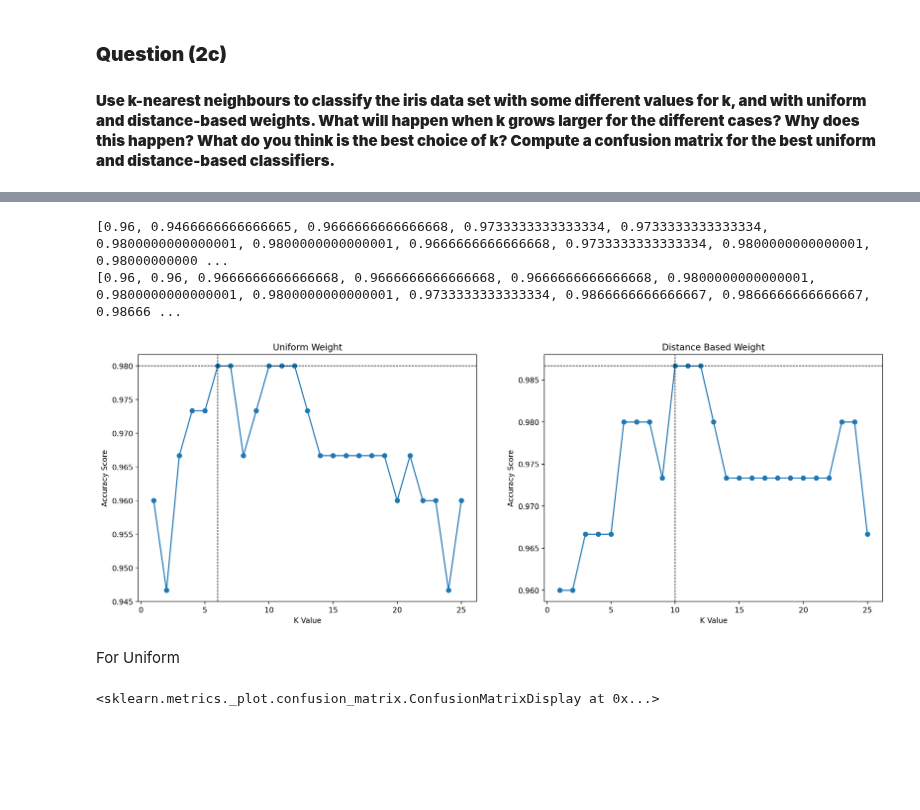
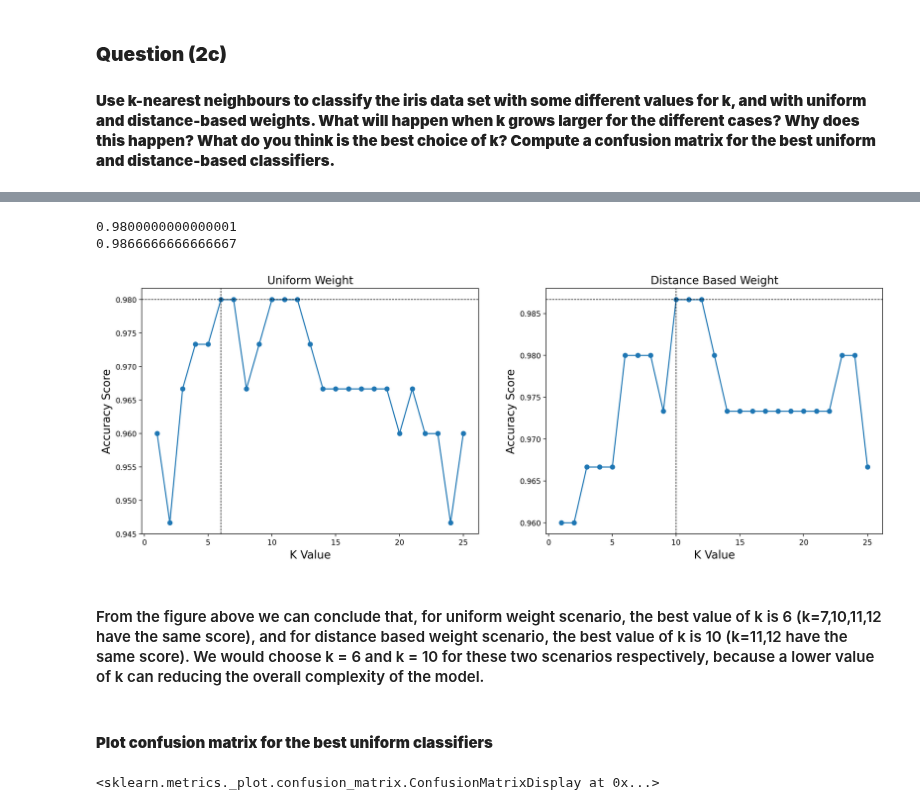
Before and after one commit to chenbin234/DAT405-DIT407-Introduction-to-data-science-and-AI, a Jupyter notebook: Assignment_2/Bingcheng/intro_to_AI_ass2.ipynb, the cells around one changed output, grey strips where cells are left out. Cells and saved outputs as stored; diff of their text form; code cells hidden in the pictures; blank space fills up the shorter version.

```diff
--- a/Assignment_2/Bingcheng/intro_to_AI_ass2.ipynb
+++ b/Assignment_2/Bingcheng/intro_to_AI_ass2.ipynb
@@ -159,5 +159,5 @@ metrics.ConfusionMatrixDisplay.from_estimator(logisticRegr, iris.data, iris.targ
 # %%
-f, axarr = plt.subplots(5, 2, sharex="col", sharey="row", figsize=(10, 15))
+f, axarr = plt.subplots(5, 2, sharex="col", sharey="row", figsize=(10, 20))
 
 index_fig = []
 for i in product([0,1,2,3,4], [0, 1]):
@@ -178,8 +178,8 @@ for k in range(25):
     if k in [1,5,10,15,25]:
             index = [1,5,10,15,25].index(k)
 
-            DecisionBoundaryDisplay.from_estimator(model_uniform, X, alpha=0.4, ax=axarr[index_fig[index*2][0],index_fig[index*2][1]], response_method="predict")
-            DecisionBoundaryDisplay.from_estimator(model_distance_based, X, alpha=0.4, ax=axarr[index_fig[index*2+1][0],index_fig[index*2+1][1]], response_method="predict")
+            DecisionBoundaryDisplay.from_estimator(model_uniform, X, alpha=0.4, ax=axarr[index_fig[index*2][0],index_fig[index*2][1]], response_method="predict",xlabel='sepal length', ylabel='sepal width')
+            DecisionBoundaryDisplay.from_estimator(model_distance_based, X, alpha=0.4, ax=axarr[index_fig[index*2+1][0],index_fig[index*2+1][1]], response_method="predict", xlabel='sepal length', ylabel='sepal width')
 
             axarr[index_fig[index*2][0], index_fig[index*2][1]].scatter(X[:, 0], X[:, 1], c=y, s=20, edgecolor="k")
             axarr[index_fig[index*2][0], index_fig[index*2][1]].set_title("KNN_Uniform (k={})".format(k))
@@ -191,48 +197,48 @@ for k in range(25):
 # %%
 uniform_score = []
 distance_based_score = []
 
 X = iris.data
 y = iris.target
 
 for k in range(25):
     k = k+1
 
     model_uniform = KNeighborsClassifier(n_neighbors = k, weights='uniform')
     model_uniform.fit(X, y)
     scores_uniform = cross_val_score(model_uniform, X, y, cv=5, scoring='accuracy')
     uniform_score.append(scores_uniform.mean())
 
     model_distance_based = KNeighborsClassifier(n_neighbors = k, weights='distance')
     model_distance_based.fit(X, y)
     scores_distance = cross_val_score(model_distance_based, X, y, cv=5, scoring='accuracy')
     distance_based_score.append(scores_distance.mean())
 
 fig,(a1,a2) = plt.subplots(1,2,figsize = (18,6))
 a1.plot(np.linspace(1,25,25),uniform_score,marker = 'o')
 a1.axhline(y = max(uniform_score),linestyle = 'dashed',linewidth = 0.8,color = 'black')
 a1.axvline(x = uniform_score.index(max(uniform_score))+1, linestyle = 'dashed',linewidth = 0.8,color = 'black')
-a1.set_xlabel('K Value')
-a1.set_ylabel('Accuracy Score')
-a1.set_title('Uniform Weight')
+a1.set_xlabel('K Value',fontsize=15)
+a1.set_ylabel('Accuracy Score',fontsize=15)
+a1.set_title('Uniform Weight',fontsize=15)
 
 a2.plot(np.linspace(1,25,25),distance_based_score,marker = 'o')
 a2.axhline(y = max(distance_based_score),linestyle = 'dashed',linewidth = 0.8,color = 'black')
 a2.axvline(x = distance_based_score.index(max(distance_based_score))+1, linestyle = 'dashed',linewidth = 0.8,color = 'black')
-a2.set_xlabel('K Value')
-a2.set_ylabel('Accuracy Score')
-a2.set_title('Distance Based Weight')
+a2.set_xlabel('K Value',fontsize=15)
+a2.set_ylabel('Accuracy Score',fontsize=15)
+a2.set_title('Distance Based Weight',fontsize=15)
 
-
-
-print(uniform_score)
-print(distance_based_score)
+print(max(uniform_score))
+print(max(distance_based_score))
 # %% [output]
-[0.96, 0.9466666666666665, 0.9666666666666668, 0.9733333333333334, 0.9733333333333334, 0.9800000000000001, 0.9800000000000001, 0.9666666666666668, 0.9733333333333334, 0.9800000000000001, 0.98000000000 ...
-[0.96, 0.96, 0.9666666666666668, 0.9666666666666668, 0.9666666666666668, 0.9800000000000001, 0.9800000000000001, 0.9800000000000001, 0.9733333333333334, 0.9866666666666667, 0.9866666666666667, 0.98666 ...
+0.9800000000000001
+0.9866666666666667
-[figure, old version]
+[figure, new version]
-# %% [markdown]
-For Uniform
+# %% [markdown]
+#### From the figure above we can conclude that, for uniform weight scenario, the best value of k is 6 (k=7,10,11,12 have the same score), and for distance based weight scenario, the best value of k is 10 (k=11,12 have the same score). We would choose k = 6 and k = 10 for these two scenarios respectively, because a lower value of k can reducing the overall complexity of the model.
+# %% [markdown]
+#### **Plot confusion matrix for the best uniform classifiers**
 # %%
 best_uniform = KNeighborsClassifier(n_neighbors = 6, weights='uniform')
 best_uniform.fit(X, y)
```
Also changed, not shown: parts of 8 cells of this notebook.
